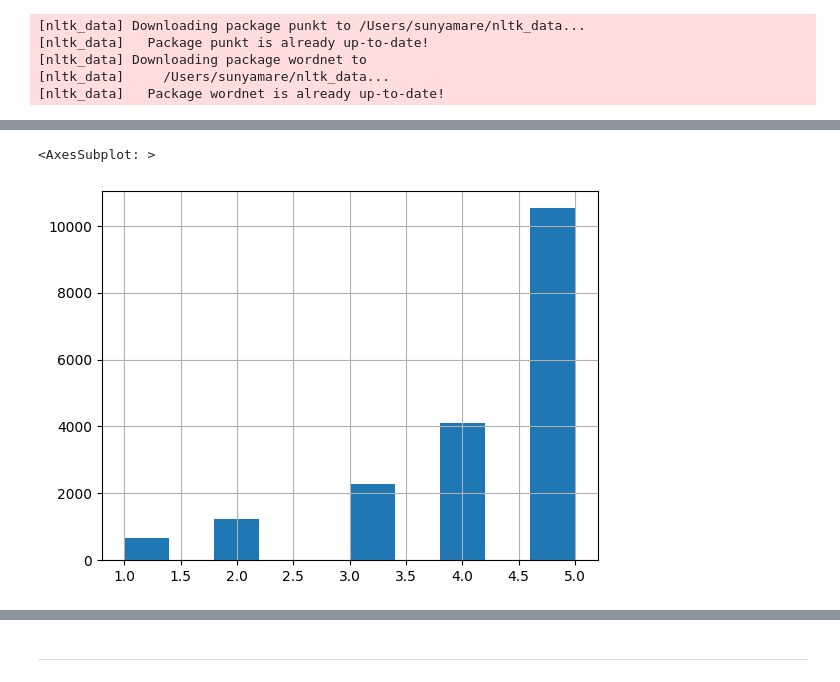
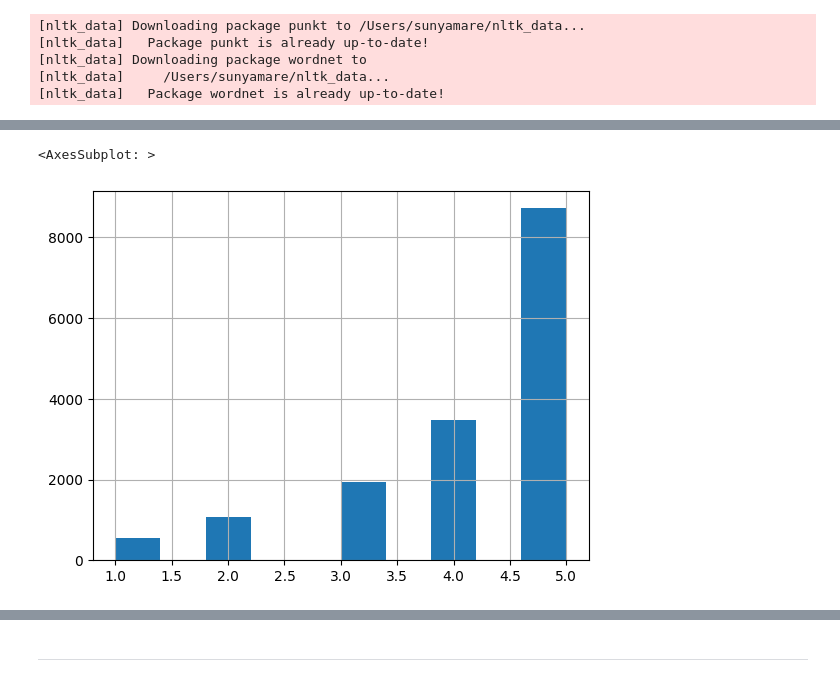
Before and after one commit to repetitioestmaterstudiorum/trees-vs-nns, a Jupyter notebook: trees-vs-nns.ipynb, the cells around one changed output, grey strips where cells are left out. Drawn from its saved outputs; the diff is of its cells as text; code cells hidden in the pictures.

```diff
--- a/trees-vs-nns.ipynb
+++ b/trees-vs-nns.ipynb
@@ -24,12 +26,3 @@ from xgboost import XGBClassifier
 [nltk_data]   Package wordnet is already up-to-date!
 # %%
 random_state = 8
-# %%
-data = dict()
-dataset_names = ['train', 'valid', 'test']
-
-for dataset_name in dataset_names:
-    df = pd.read_csv(f"data/{dataset_name}.csv")
-    data.update({dataset_name: {'df': df}})
-
-data.keys()
@@ -77,0 +29,13 @@ memory usage: 1.6+ MB
+# %%
+def get_df(dataset_name, dropna=True, fillna_value=''):
+    df = pd.read_csv(f"data/{dataset_name}.csv")
+    if dropna:
+        df.dropna(inplace=True)
+    else:
+        df.fillna(fillna_value, inplace=True)
+    df.drop(['ID'], axis=1, inplace=True)
+    return df
+# %%
+df_train = get_df('train')
+df_valid = get_df('valid')
+df_test = get_df('test')
@@ -78,5 +69,5 @@ memory usage: 1.6+ MB
 # %%
-data['train']['df']['Rating'].hist()
+df_train['Rating'].hist()
 # %% [output]
 <AxesSubplot: >
-[figure, old version]
+[figure, new version]
```
Also changed, not shown: parts of 45 cells of this notebook, 1 other file.
